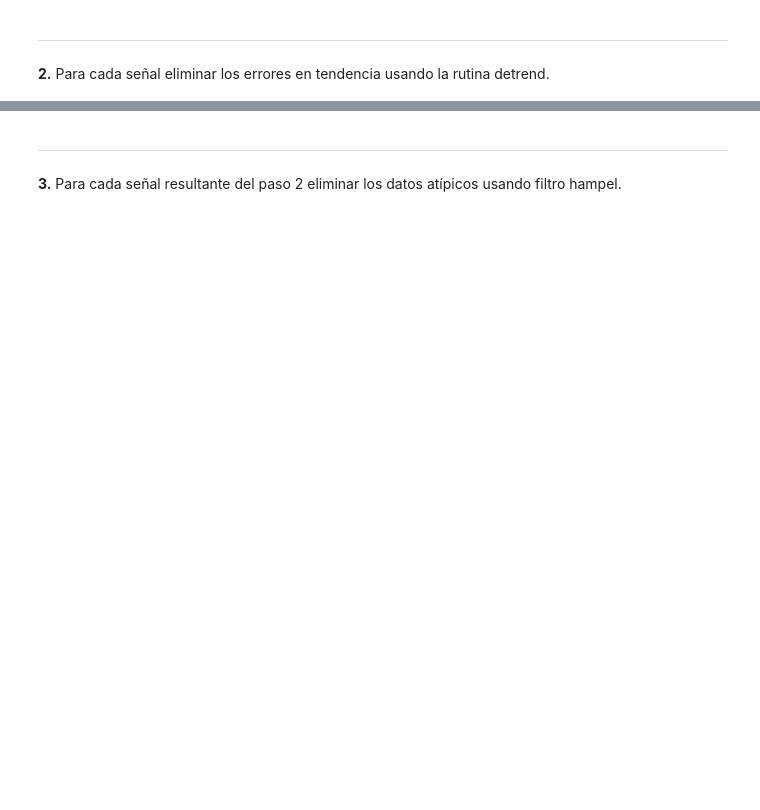
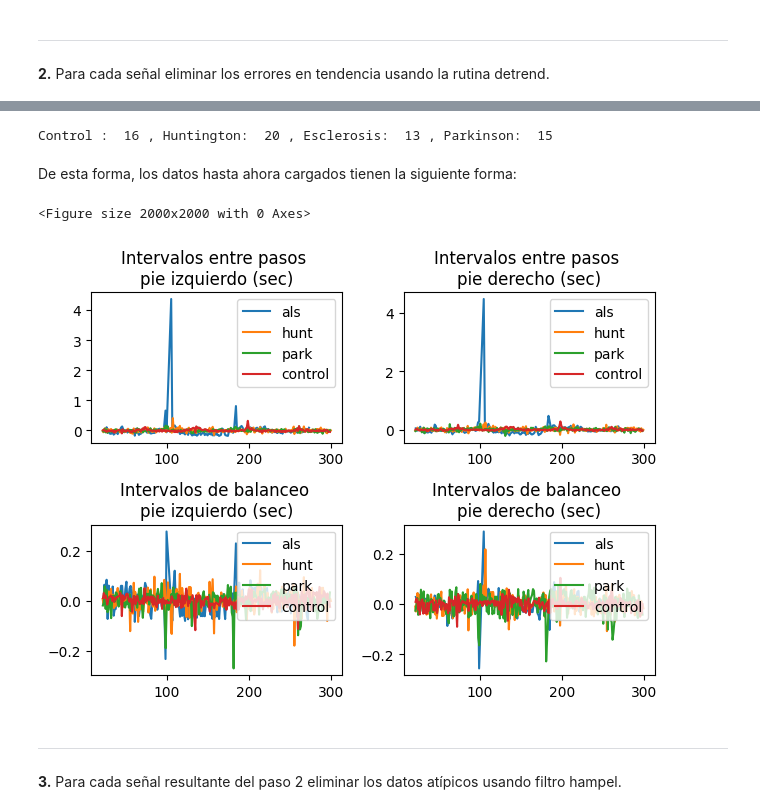
Before and after one commit to NataliaArenasP20/LaboratorioBiosenales, a Jupyter notebook: Proyecto_1/Proyecto1_NataliaArenas_DanielTamayo.ipynb, the cells around one changed output, grey strips where cells are left out. Drawn from its saved outputs; the diff is of its cells as text; code cells hidden in the pictures; blank space fills up the shorter version.

```diff
--- a/Proyecto_1/Proyecto1_NataliaArenas_DanielTamayo.ipynb
+++ b/Proyecto_1/Proyecto1_NataliaArenas_DanielTamayo.ipynb
@@ -294,3 +217,82 @@ plt.show()
+# %%
+## FUNCIÓN AUXILIAR CARGA DE ARCHIVOS EN LISTA
+## SE GUARDAN LOS DATOS DE LOS ARCHIVOS YA SIN LOS ERRORES DE TENDENCIA EN LISTAS
+
+def load(lista_archivos):
+    senales_grupo = []
+    for archivo in lista_archivos:
+        senales = cargar_detrent(archivo)
+        senales_grupo.append(senales)
+
+    return senales_grupo
+
+# Llamar la función para cargar todos los archivos
+signals_als = load(lista_als)
+signals_hunt = load(lista_hunt)
+signals_park = load(lista_park)
+signals_control = load(lista_control)
+
+print ("Control : " , len(signals_control) , ", Huntington: " , len(signals_hunt) , ", Esclerosis: " , len(signals_als) , ", Parkinson: ", len(signals_park))
+# %% [output]
+Control :  16 , Huntington:  20 , Esclerosis:  13 , Parkinson:  15
+# %% [markdown]
+De esta forma, los datos hasta ahora cargados tienen la siguiente forma:
+# %%
+##
+als_ejemplo = signals_als[0]
+hunt_ejemplo = signals_hunt[0]
+control_ejemplo = signals_control[0]
+park_ejemplo = signals_park[0]
+
+tiempo_als = als_ejemplo['Tiempo transcurrido (sec)']
+tiempo_hunt = hunt_ejemplo['Tiempo transcurrido (sec)']
+tiempo_control = control_ejemplo['Tiempo transcurrido (sec)']
+tiempo_park = park_ejemplo['Tiempo transcurrido (sec)']
+
+
+# Crear figura y subplots
+plt.figure(figsize=(20, 20))
+fig, axs = plt.subplots(nrows=2, ncols=2)
+
+# Graficar en cada subplot
+axs[0, 0].plot(tiempo_als, als_ejemplo['Intervalos entre pasos pie izquierdo (sec)'],label='als')
+axs[0, 0].plot(tiempo_hunt, hunt_ejemplo['Intervalos entre pasos pie izquierdo (sec)'],label='hunt')
+axs[0, 0].plot(tiempo_park, park_ejemplo['Intervalos entre pasos pie izquierdo (sec)'],label='park')
+axs[0, 0].plot(tiempo_control, control_ejemplo['Intervalos entre pasos pie izquierdo (sec)'],label='control')
+axs[0,0].legend()
+
+axs[0, 0].set_title('Intervalos entre pasos \npie izquierdo (sec)')
+
+
+axs[0, 1].plot(tiempo_als, als_ejemplo['Intervalos entre pasos pie derecho (sec)'],label='als')
+axs[0, 1].plot(tiempo_hunt, hunt_ejemplo['Intervalos entre pasos pie derecho (sec)'],label='hunt')
+axs[0, 1].plot(tiempo_park, park_ejemplo['Intervalos entre pasos pie derecho (sec)'],label='park')
+axs[0, 1].plot(tiempo_control, control_ejemplo['Intervalos entre pasos pie derecho (sec)'],label='control')
+
+axs[0, 1].set_title('Intervalos entre pasos \npie derecho (sec)')
+axs[0, 1].legend()
+
+axs[1, 0].plot(tiempo_als, als_ejemplo['Intervalos de balanceo pie izquierdo (sec)'],label='als')
+axs[1, 0].plot(tiempo_hunt, hunt_ejemplo['Intervalos de balanceo pie izquierdo (sec)'],label='hunt')
+axs[1, 0].plot(tiempo_park, park_ejemplo['Intervalos de balanceo pie izquierdo (sec)'],label='park')
+axs[1, 0].plot(tiempo_control, control_ejemplo['Intervalos de balanceo pie izquierdo (sec)'],label='control')
+
+axs[1, 0].set_title('Intervalos de balanceo \npie izquierdo (sec)')
+axs[1, 0].legend()
+
+axs[1, 1].plot(tiempo_als, als_ejemplo['Intervalos de balanceo pie derecho (sec)'] ,label='als')
+axs[1, 1].plot(tiempo_hunt, hunt_ejemplo['Intervalos de balanceo pie derecho (sec)'],label='hunt')
+axs[1, 1].plot(tiempo_park, park_ejemplo['Intervalos de balanceo pie derecho (sec)'],label='park')
+axs[1, 1].plot(tiempo_control, control_ejemplo['Intervalos de balanceo pie derecho (sec)'],label='control')
+
+axs[1, 1].set_title('Intervalos de balanceo \npie derecho (sec)')
+axs[1, 1].legend()
+# Ajustar y mostrar el gráfico
+plt.tight_layout()
+plt.show()
+# %% [output]
+<Figure size 2000x2000 with 0 Axes>
+[figure, added]
 # %% [markdown]
 <hr>
 <h8><strong>3.</strong></h8> <h8>Para cada señal resultante del paso 2 eliminar los datos atípicos usando filtro hampel.</h8>
```
Also changed, not shown: parts of 23 cells of this notebook.
